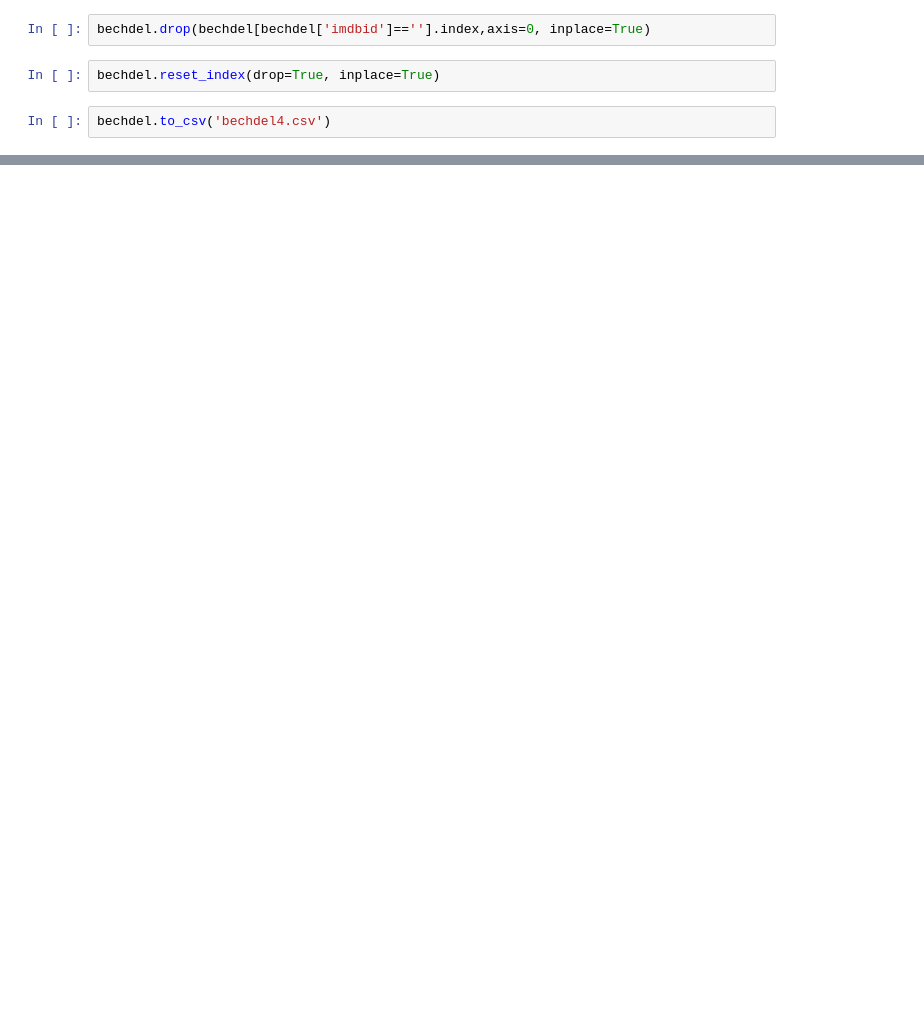
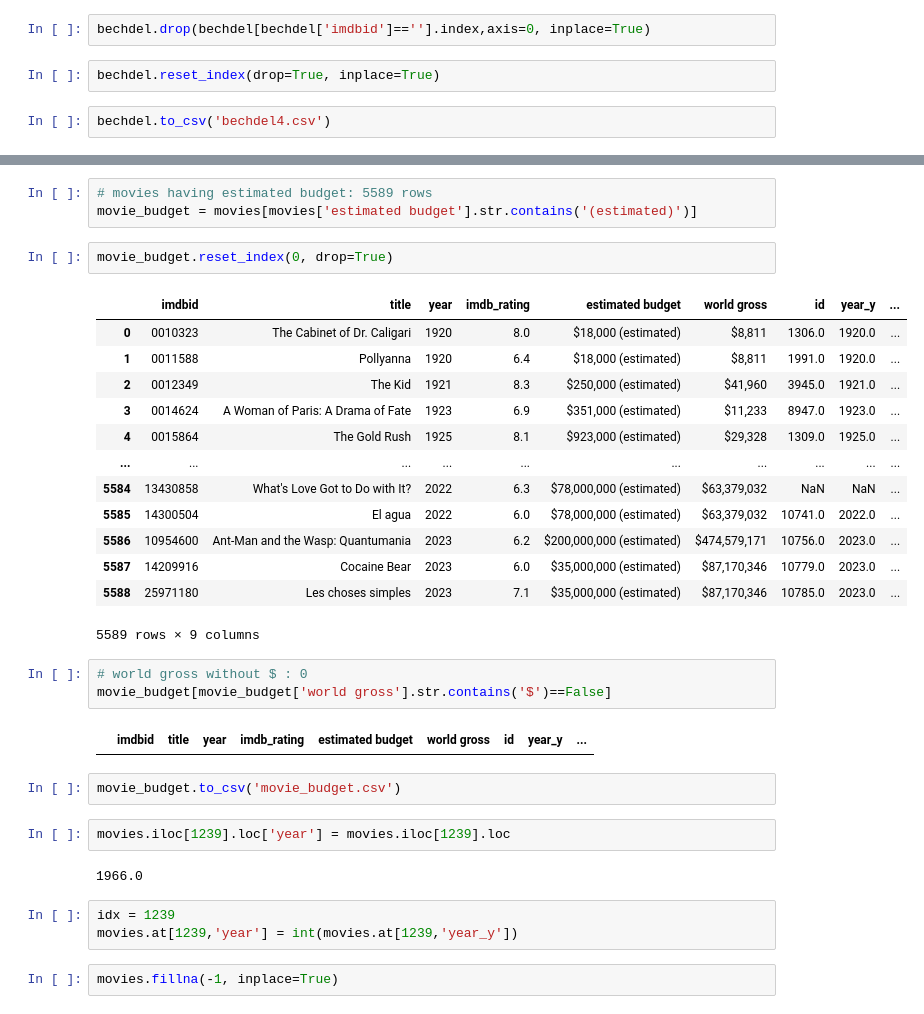
Before and after one commit to luina-1004/Bechdel-IMDB-project, a Jupyter notebook: IMDB_byid.ipynb, the cells around one changed output, grey strips where cells are left out. Saved outputs shown, nothing was run; the diff lists cells and outputs as text; blank space fills up the shorter version.

```diff
--- a/IMDB_byid.ipynb
+++ b/IMDB_byid.ipynb
@@ -226,0 +557,35 @@ print(budget_estimated)
+# %%
+# movies having estimated budget: 5589 rows
+movie_budget = movies[movies['estimated budget'].str.contains('(estimated)')]
+# %%
+movie_budget.reset_index(0, drop=True)
+# %% [output]
+|  | imdbid | title | year | imdb_rating | estimated budget | world gross | id | year_y | ... |
+| 0 | 0010323 | The Cabinet of Dr. Caligari | 1920 | 8.0 | $18,000 (estimated) | $8,811 | 1306.0 | 1920.0 | ... |
+| 1 | 0011588 | Pollyanna | 1920 | 6.4 | $18,000 (estimated) | $8,811 | 1991.0 | 1920.0 | ... |
+| 2 | 0012349 | The Kid | 1921 | 8.3 | $250,000 (estimated) | $41,960 | 3945.0 | 1921.0 | ... |
+| 3 | 0014624 | A Woman of Paris: A Drama of Fate | 1923 | 6.9 | $351,000 (estimated) | $11,233 | 8947.0 | 1923.0 | ... |
+| 4 | 0015864 | The Gold Rush | 1925 | 8.1 | $923,000 (estimated) | $29,328 | 1309.0 | 1925.0 | ... |
+| ... | ... | ... | ... | ... | ... | ... | ... | ... | ... |
+| 5584 | 13430858 | What's Love Got to Do with It? | 2022 | 6.3 | $78,000,000 (estimated) | $63,379,032 | NaN | NaN | ... |
+| 5585 | 14300504 | El agua | 2022 | 6.0 | $78,000,000 (estimated) | $63,379,032 | 10741.0 | 2022.0 | ... |
+| 5586 | 10954600 | Ant-Man and the Wasp: Quantumania | 2023 | 6.2 | $200,000,000 (estimated) | $474,579,171 | 10756.0 | 2023.0 | ... |
+| 5587 | 14209916 | Cocaine Bear | 2023 | 6.0 | $35,000,000 (estimated) | $87,170,346 | 10779.0 | 2023.0 | ... |
+| 5588 | 25971180 | Les choses simples | 2023 | 7.1 | $35,000,000 (estimated) | $87,170,346 | 10785.0 | 2023.0 | ... |
+5589 rows × 9 columns
+# %%
+# world gross without $ : 0
+movie_budget[movie_budget['world gross'].str.contains('$')==False]
+# %% [output]
+|  | imdbid | title | year | imdb_rating | estimated budget | world gross | id | year_y | ... |
+# %%
+movie_budget.to_csv('movie_budget.csv')
+# %%
+movies.iloc[1239].loc['year'] = movies.iloc[1239].loc
+# %% [output]
+1966.0
+# %%
+idx = 1239
+movies.at[1239,'year'] = int(movies.at[1239,'year_y'])
+# %%
+movies.fillna(-1, inplace=True)
```
Also changed, not shown: parts of 47 cells of this notebook, 10 other files.
